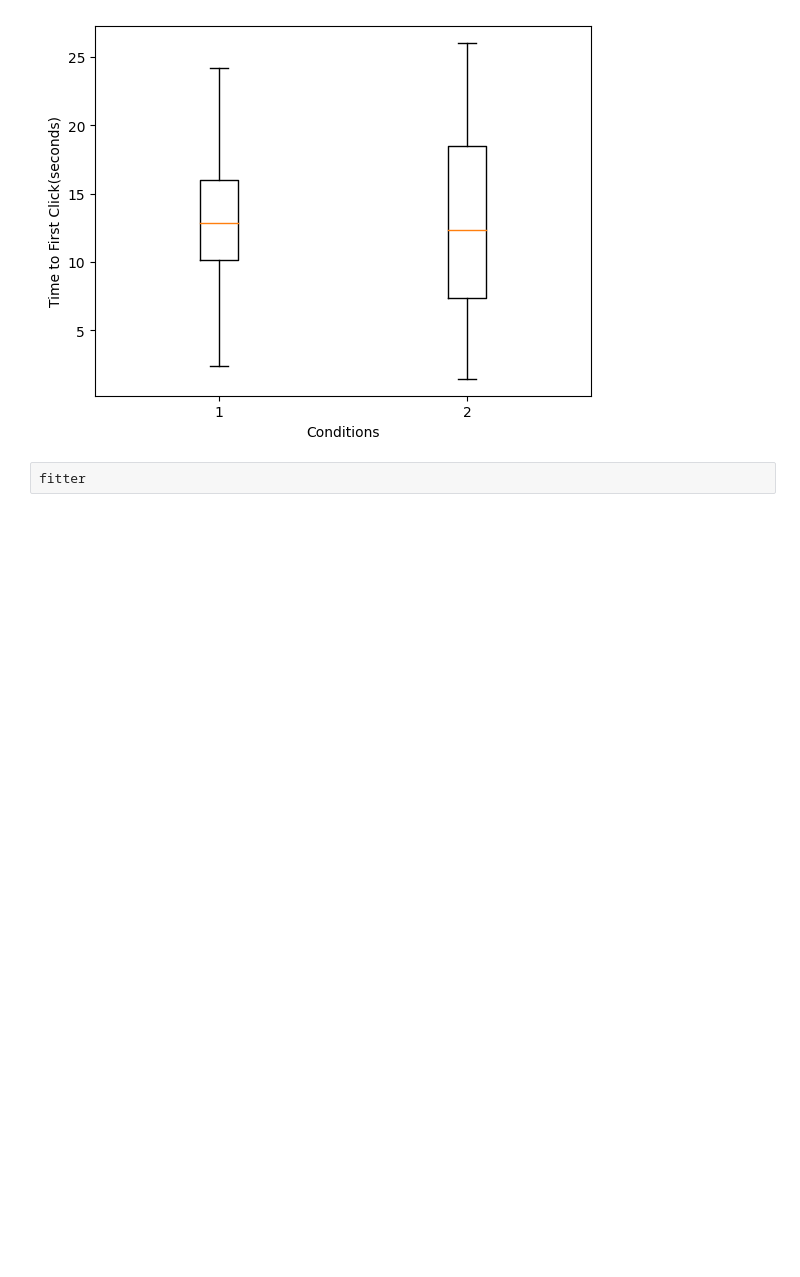
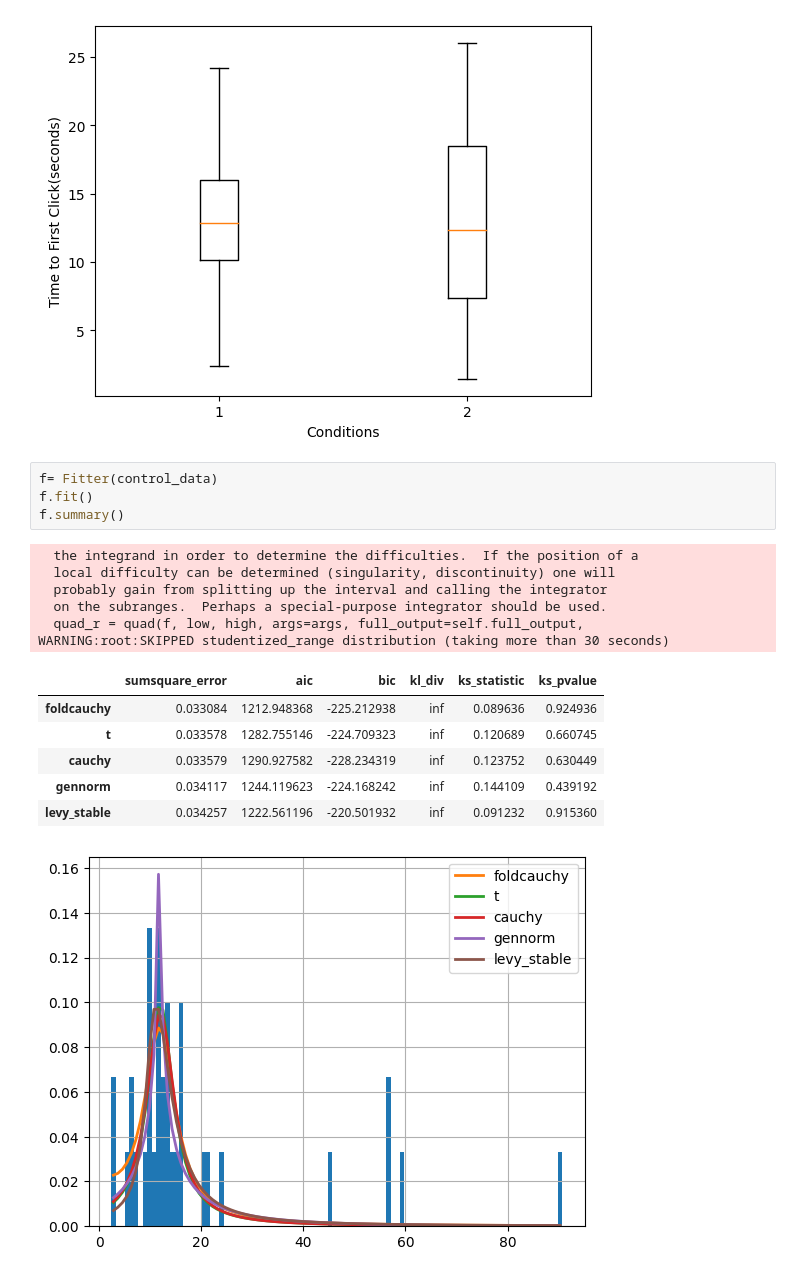
Before and after one commit to farahdian/dataanalysis, a Jupyter notebook: visual-nudges.ipynb, the cells around one changed output. Drawn from its saved outputs; the diff is of its cells as text; blank space fills up the shorter version.

Commit message:
Added fitter graphs for time before 1st click

```diff
--- a/visual-nudges.ipynb
+++ b/visual-nudges.ipynb
@@ -149,5 +149,21 @@ plt.ylabel("Time to First Click(seconds)")
 plt.show()
 # %% [output]
 [figure]
-# %%
-fitter
+# %%
+f= Fitter(control_data)
+f.fit()
+f.summary()
+# %% [output]
+  the integrand in order to determine the difficulties.  If the position of a
+  local difficulty can be determined (singularity, discontinuity) one will
+  probably gain from splitting up the interval and calling the integrator
+  on the subranges.  Perhaps a special-purpose integrator should be used.
+  quad_r = quad(f, low, high, args=args, full_output=self.full_output,
+WARNING:root:SKIPPED studentized_range distribution (taking more than 30 seconds)
+|  | sumsquare_error | aic | bic | kl_div | ks_statistic | ks_pvalue |
+| foldcauchy | 0.033084 | 1212.948368 | -225.212938 | inf | 0.089636 | 0.924936 |
+| t | 0.033578 | 1282.755146 | -224.709323 | inf | 0.120689 | 0.660745 |
+| cauchy | 0.033579 | 1290.927582 | -228.234319 | inf | 0.123752 | 0.630449 |
+| gennorm | 0.034117 | 1244.119623 | -224.168242 | inf | 0.144109 | 0.439192 |
+| levy_stable | 0.034257 | 1222.561196 | -220.501932 | inf | 0.091232 | 0.915360 |
+[figure, added]
```
Also changed, not shown: parts of 1 cell of this notebook.
